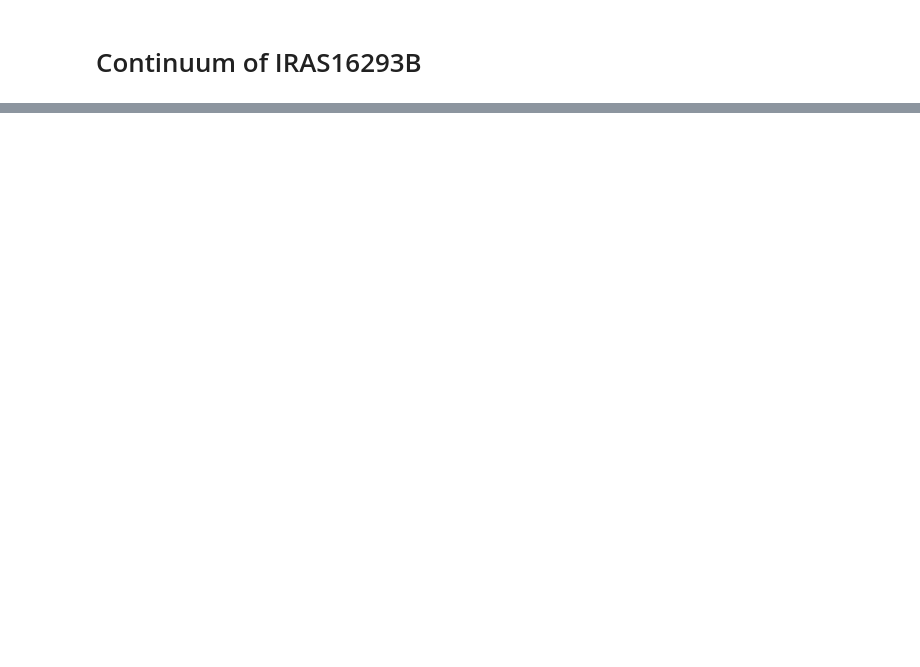
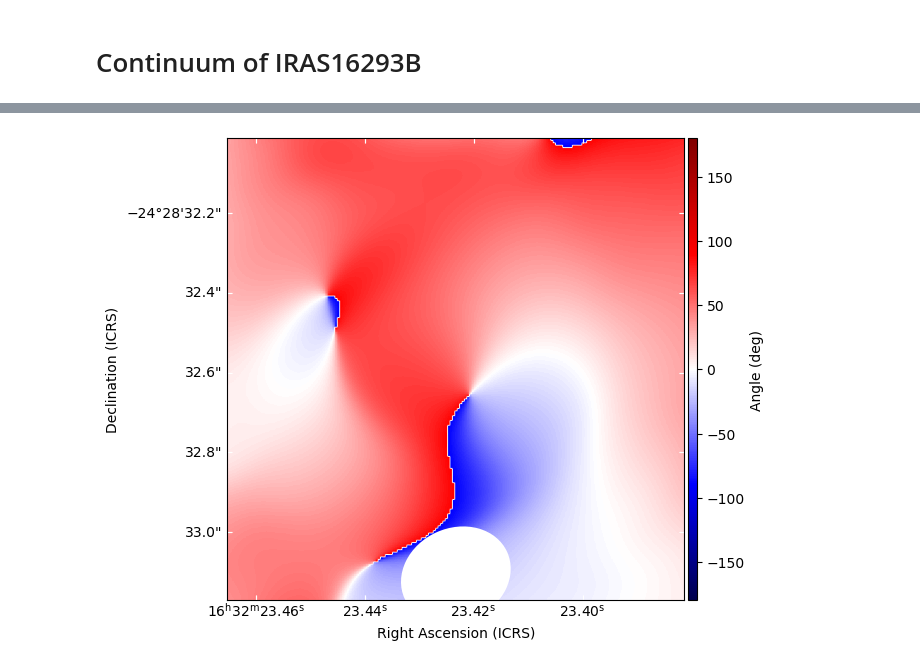
Before and after one commit to hyp0515/IRAS16293B_project, a Jupyter notebook: iras16293b/continuum.ipynb, the cells around one changed output, grey strips where cells are left out. Drawn from its saved outputs; the diff is of its cells as text; code cells hidden in the pictures; blank space fills up the shorter version.

```diff
--- a/iras16293b/continuum.ipynb
+++ b/iras16293b/continuum.ipynb
@@ -66,0 +197,26 @@ np.savez("3mm_alma.npz", conti_img=conti_img, au_per_pix_edisk=au_per_pix_edisk,
+# %%
+data_band6_stokeQ_crop, wcs_band6_stokeQ_crop = crop(data_band6_stokeQ, wcs_band6_stokeQ)
+data_band6_stokeU_crop, wcs_band6_stokeU_crop = crop(data_band6_stokeU, wcs_band6_stokeU)
+polang = 0.5 * np.arctan2(data_band6_stokeU_crop, data_band6_stokeQ_crop) / np.pi * 180
+# %%
+fig = plt.figure(figsize=(8, 6))
+ax = plt.subplot(projection=wcs_band6_PA_crop)
+ax = plt.subplot()
+
+im = ax.imshow(polang, cmap='seismic', origin='lower', vmin=-180, vmax=180)
+colorbar = fig.colorbar(im, ax=ax, pad=0.005, aspect=50)
+colorbar.set_label('Angle (deg)')
+
+beam = Ellipse((95, 10), width=beam_minor_pixels, height=beam_major_pixels,
+               angle=beam_pa, edgecolor='w', facecolor='w', lw=1.5, fill=True)
+ax.add_patch(beam)
+
+# plt.plot([25-75/au_per_pix, 25+75/au_per_pix],[10, 10], "w", lw=3)
+# plt.text(25, 15, '150 AU', color='w', ha='center', va='top')
+ax.set_xlabel('Right Ascension (ICRS)')
+ax.set_ylabel('Declination (ICRS)')
+plt.tick_params(direction='in', color='w')
+# plt.savefig('iras16293_Band6_PA.pdf', transparent=True)
+plt.show()
+# %% [output]
+[figure, added]
```
Also changed, not shown: parts of 60 cells of this notebook, 5 other files.
